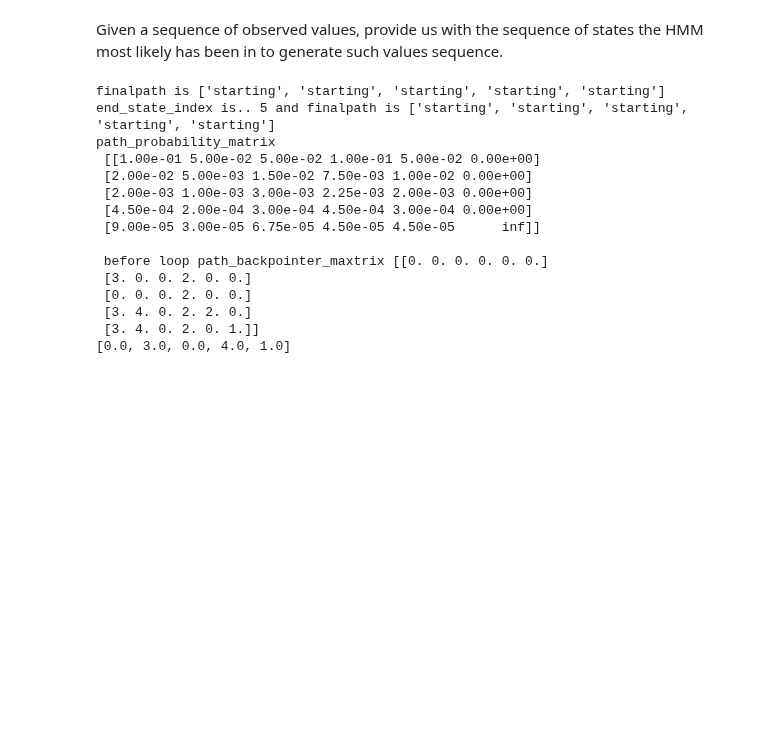
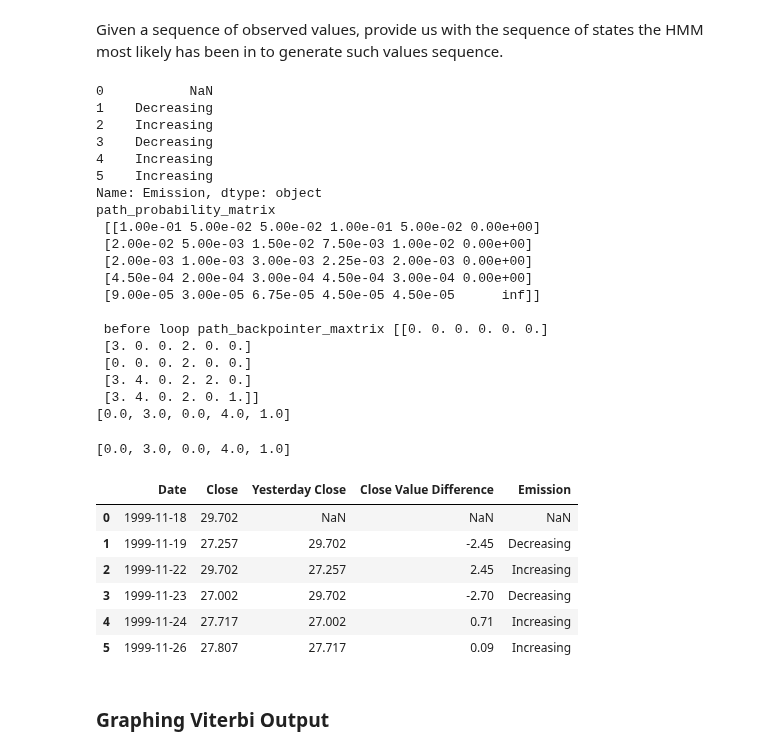
Before and after one commit to sophielouie/cs4100-5100-final-proj, a Jupyter notebook: Predicting Stock Market Prices.ipynb, the cells around one changed output. Saved outputs shown, nothing was run; the diff lists cells and outputs as text; code cells hidden in the pictures; blank space fills up the shorter version.

```diff
--- a/Predicting Stock Market Prices.ipynb
+++ b/Predicting Stock Market Prices.ipynb
@@ -831,11 +840,19 @@ def viterbi(tpm, epm, pi, observations):
 # %%
 # test using the emissions
-emissions_test =  ["Increasing", "Increasing", "Increasing", "Decreasing", "Decreasing"]
 
+#emissions_test =  ["Increasing", "Increasing", "Increasing", "Decreasing", "Decreasing"]
+#emissions_test = ['NaN', 'Decreasing', 'Increasing', 'Decreasing', 'Increasing', 'Increasing']
+emissions_test = df_emission['Emission']
+print(emissions_test)
 viterbi(tpm, epm, pi, emissions)
 # %% [output]
-finalpath is ['starting', 'starting', 'starting', 'starting', 'starting']
-end_state_index is.. 5 and finalpath is ['starting', 'starting', 'starting', 'starting', 'starting']
+0           NaN
+1    Decreasing
+2    Increasing
+3    Decreasing
+4    Increasing
+5    Increasing
+Name: Emission, dtype: object
 path_probability_matrix
  [[1.00e-01 5.00e-02 5.00e-02 1.00e-01 5.00e-02 0.00e+00]
  [2.00e-02 5.00e-03 1.50e-02 7.50e-03 1.00e-02 0.00e+00]
@@ -849,3 +866,16 @@ path_probability_matrix
  [3. 4. 0. 2. 2. 0.]
  [3. 4. 0. 2. 0. 1.]]
 [0.0, 3.0, 0.0, 4.0, 1.0]
+[0.0, 3.0, 0.0, 4.0, 1.0]
+# %%
+df_emission
+# %% [output]
+|  | Date | Close | Yesterday Close | Close Value Difference | Emission |
+| 0 | 1999-11-18 | 29.702 | NaN | NaN | NaN |
+| 1 | 1999-11-19 | 27.257 | 29.702 | -2.45 | Decreasing |
+| 2 | 1999-11-22 | 29.702 | 27.257 | 2.45 | Increasing |
+| 3 | 1999-11-23 | 27.002 | 29.702 | -2.70 | Decreasing |
+| 4 | 1999-11-24 | 27.717 | 27.002 | 0.71 | Increasing |
+| 5 | 1999-11-26 | 27.807 | 27.717 | 0.09 | Increasing |
+# %% [markdown]
+### Graphing Viterbi Output
```
Also changed, not shown: parts of 8 cells of this notebook.
